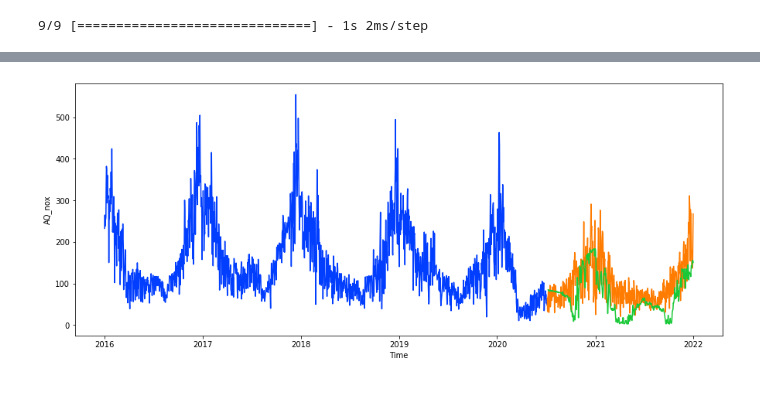
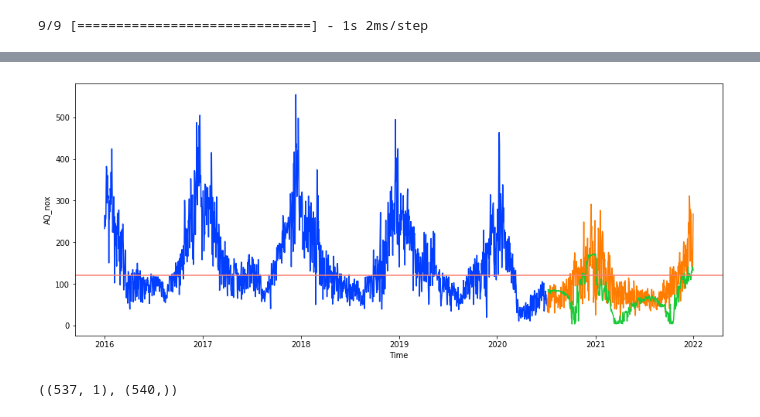
Before and after one commit to kant-ch/Air_Quality_Prediction, a Jupyter notebook: Working_code.ipynb, the cells around one changed output, grey strips where cells are left out. Saved outputs shown, nothing was run; the diff lists cells and outputs as text; code cells hidden in the pictures.

```diff
--- a/Working_code.ipynb
+++ b/Working_code.ipynb
@@ -185,4 +190,4 @@ df_time = df.copy()
 # %%
 # Set time to index
-df_time.set_index('Time',inplace=True)
+df_time_index.set_index('Time',inplace=True)
 # %%
@@ -244,6 +249,16 @@ overall_station_polltion.head()
 def top5_pollution(quality):
     return overall_station_polltion.sort_values(f'AQ_{quality}',ascending=False)\
 [[f'AQ_{quality}']].head()
+# %%
+def extract_aq_df(quality, station):
+    """Filter dataframe which contain the value of air quality in the given station
+    -------
+    Parameter: quality: 'nox', 'no2', 'nh3', 'pm10', 'pm25', 'so2'
+               station e.g. '652', 'STA.IT1509A'
+    """
+    df = df_time_index[df_time_index[f'AQ_{quality}'] != 0]\
+    [df_time_index[df_time_index[f'AQ_{quality}'] != 0]['IDStations'] == station]
+    return df
 # %%
 # 5 station that have highest overall amount of NOx in the air
 sns.barplot(y=top5_pollution('nox').index, x = 'AQ_nox',data = top5_pollution('nox'))
@@ -287,6 +478,0 @@ plt.title('Station with high average value of SO2 in the air');
-# %%
-def extract_aq_df(quality, station):
-    """Filter dataframe which contain the value of air quality in the given station"""
-    df = df_time[df_time[f'AQ_{quality}'] != 0]\
-    [df_time[df_time[f'AQ_{quality}'] != 0]['IDStations'] == station]
-    return df
@@ -551,9 +651,10 @@ input_shape = train_sequences[0][0][0].shape
 es = EarlyStopping(patience=3)
 # 1. structure/topology
 model = Sequential()
-model.add(GRU(64, input_shape=input_shape, return_sequences=False))
+model.add(GRU(64, input_shape=input_shape, return_sequences=True))
+model.add(GRU(32, return_sequences=False))
 model.add(Dense(32, activation='relu'))
-model.add(Dense(32, activation='relu'))
+model.add(Dense(32, activation='elu'))
 
 # Outer layer - what activation would be appropiate
 model.add(Dense(1, activation=None))
@@ -595,7 +707,12 @@ y_preds = model.predict(test_sequences)
 # %%
 plt.figure(figsize=(15,6))
 sns.lineplot(x=X_train.index, y=y_train)
 sns.lineplot(x=X_test.index, y=y_test)
-sns.lineplot(x=X_test.index[3:], y=y_preds[:,0]);
+sns.lineplot(x=X_test.index[3:], y=y_preds[:,0])
+plt.axhline(120,color='red');
 # %% [output]
-[figure, old version]
+[figure, new version]
+# %%
+y_preds.shape, y_test.shape
+# %% [output]
+((537, 1), (540,))
```
Also changed, not shown: parts of 139 cells of this notebook, 2 other files.
